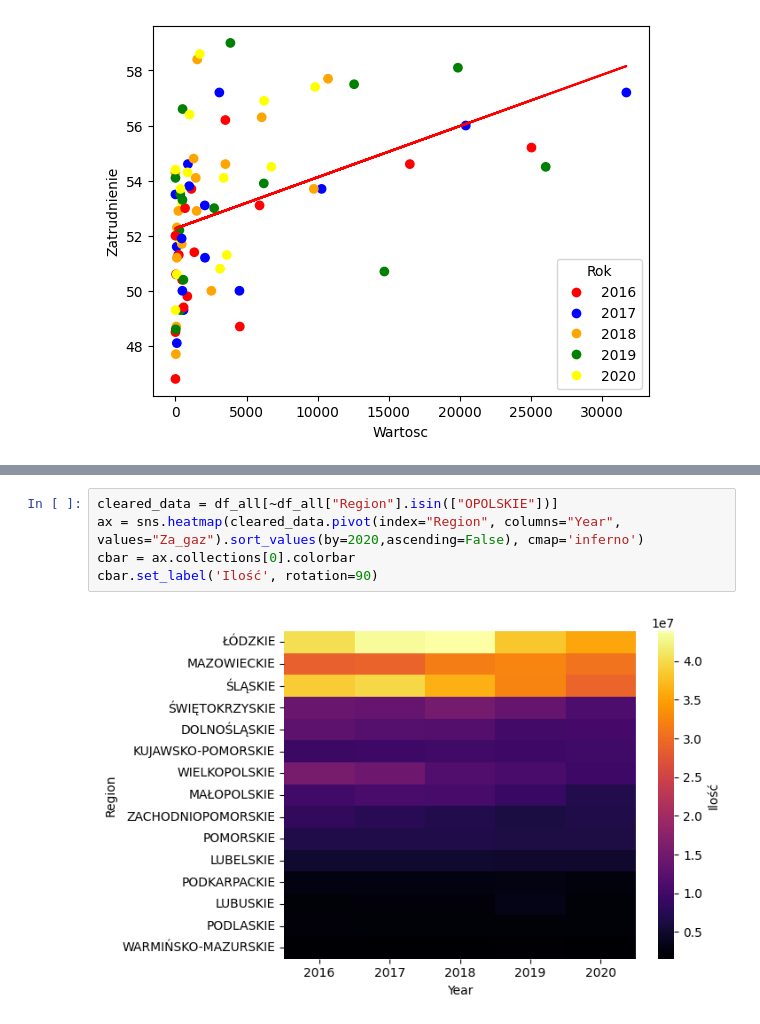
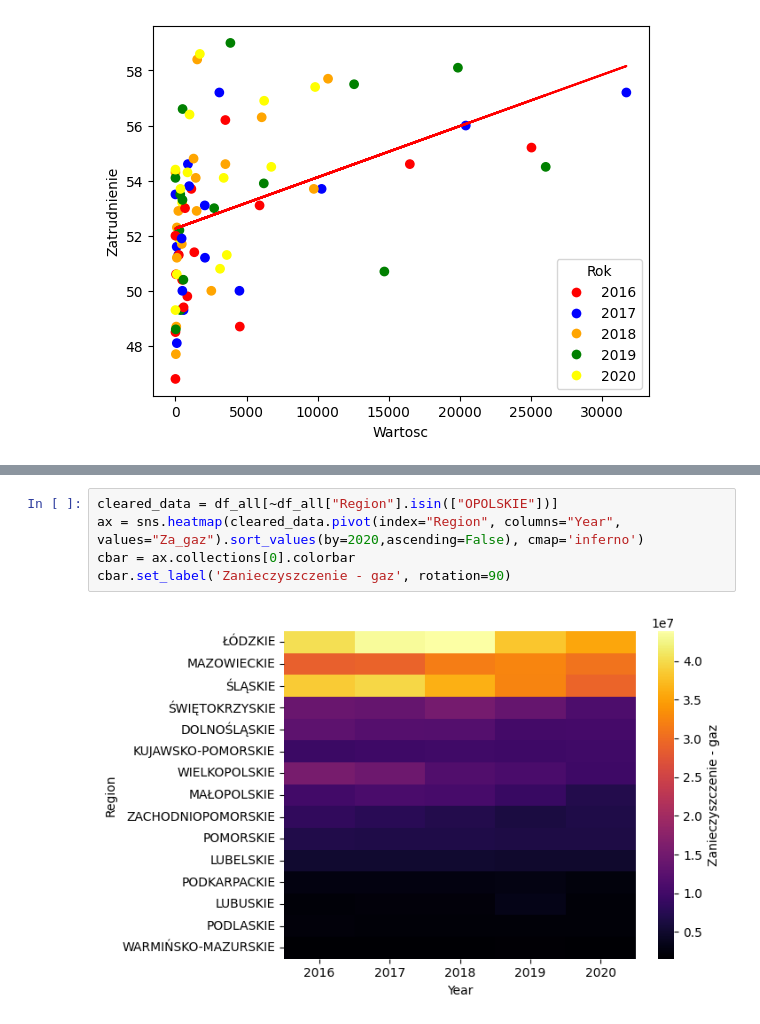
Before and after one commit to AleksandraJuchniewicz/Analiza-danych, a Jupyter notebook: Wykresy.ipynb, the cells around one changed output, grey strips where cells are left out. Saved outputs shown, nothing was run; the diff lists cells and outputs as text.

```diff
--- a/Wykresy.ipynb
+++ b/Wykresy.ipynb
@@ -837,10 +820,10 @@ cbar.set_label('Ilość', rotation=90)
 # %%
 cleared_data = df_all[~df_all["Region"].isin(["OPOLSKIE"])]
 ax = sns.heatmap(cleared_data.pivot(index="Region", columns="Year", values="Za_gaz").sort_values(by=2020,ascending=False), cmap='inferno')
 cbar = ax.collections[0].colorbar
-cbar.set_label('Ilość', rotation=90)
+cbar.set_label('Zanieczyszczenie - gaz', rotation=90)
 # %% [output]
-[figure, old version]
+[figure, new version]
 # %%
 cleared_data = df_all[~df_all["Region"].isin(["OPOLSKIE"])]
 ax = sns.heatmap(cleared_data.pivot(index="Region", columns="Year", values="Zatrudnienie").sort_values(by=2020,ascending=False), cmap='inferno')
```
Also changed, not shown: parts of 8 cells of this notebook.
